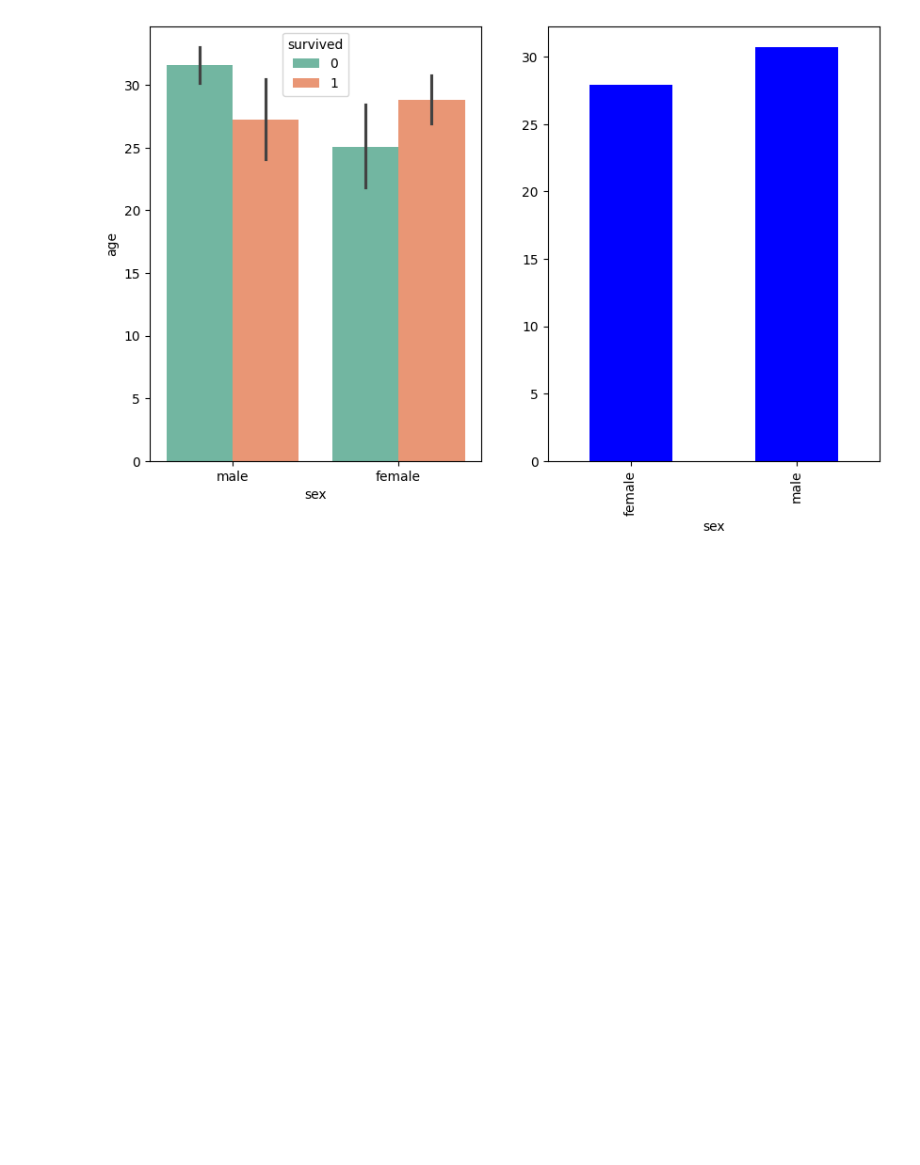
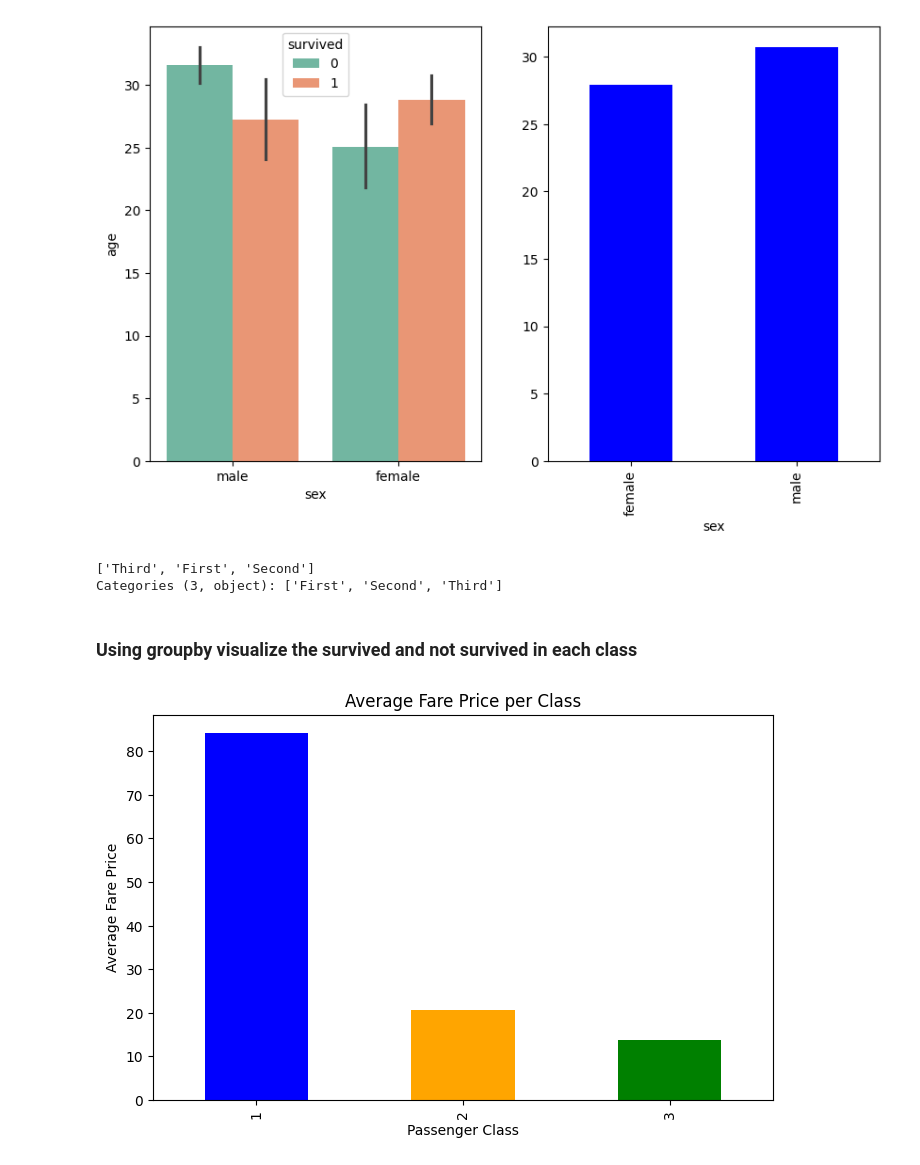
Before and after one commit to ake369/python_tutorial, a Jupyter notebook: notebooks/pandas.ipynb, the cells around one changed output. Drawn from its saved outputs; the diff is of its cells as text; code cells hidden in the pictures; blank space fills up the shorter version.

```diff
--- a/notebooks/pandas.ipynb
+++ b/notebooks/pandas.ipynb
@@ -313,3 +313,22 @@ titanic.groupby('sex').age.mean().plot(kind='bar', color='blue')
 plt.show()
 # %% [output]
 [figure]
+# %%
+titanic['class'].unique()
+# %% [output]
+['Third', 'First', 'Second']
+Categories (3, object): ['First', 'Second', 'Third']
+# %% [markdown]
+### Using groupby visualize the survived and not survived in each class
+# %%
+grouped_df = titanic.groupby("pclass")["fare"].mean()
+# %%
+# Plot
+plt.figure(figsize=(8,5))
+grouped_df.plot(kind="bar", color=["blue", "orange", "green"])
+plt.xlabel("Passenger Class")
+plt.ylabel("Average Fare Price")
+plt.title("Average Fare Price per Class")
+plt.show()
+# %% [output]
+[figure, added]
```
Also changed, not shown: parts of 8 cells of this notebook.
